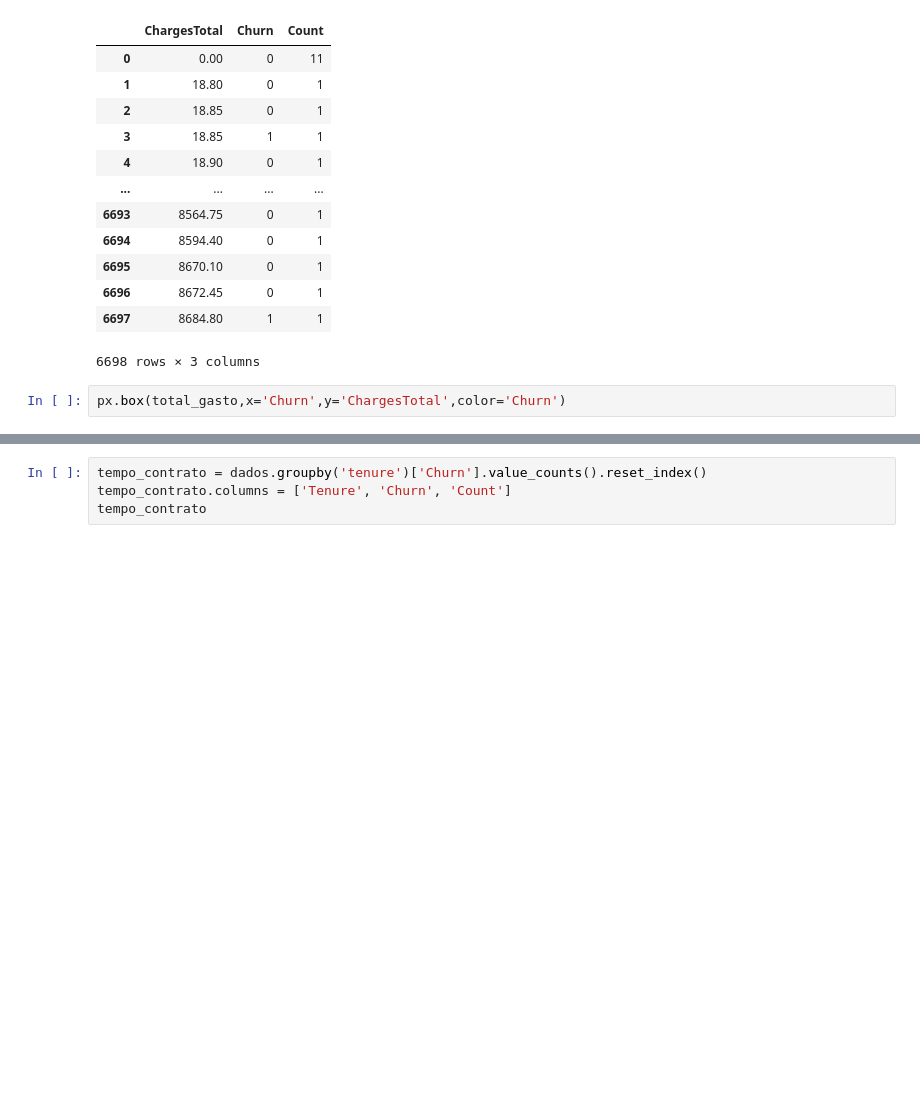
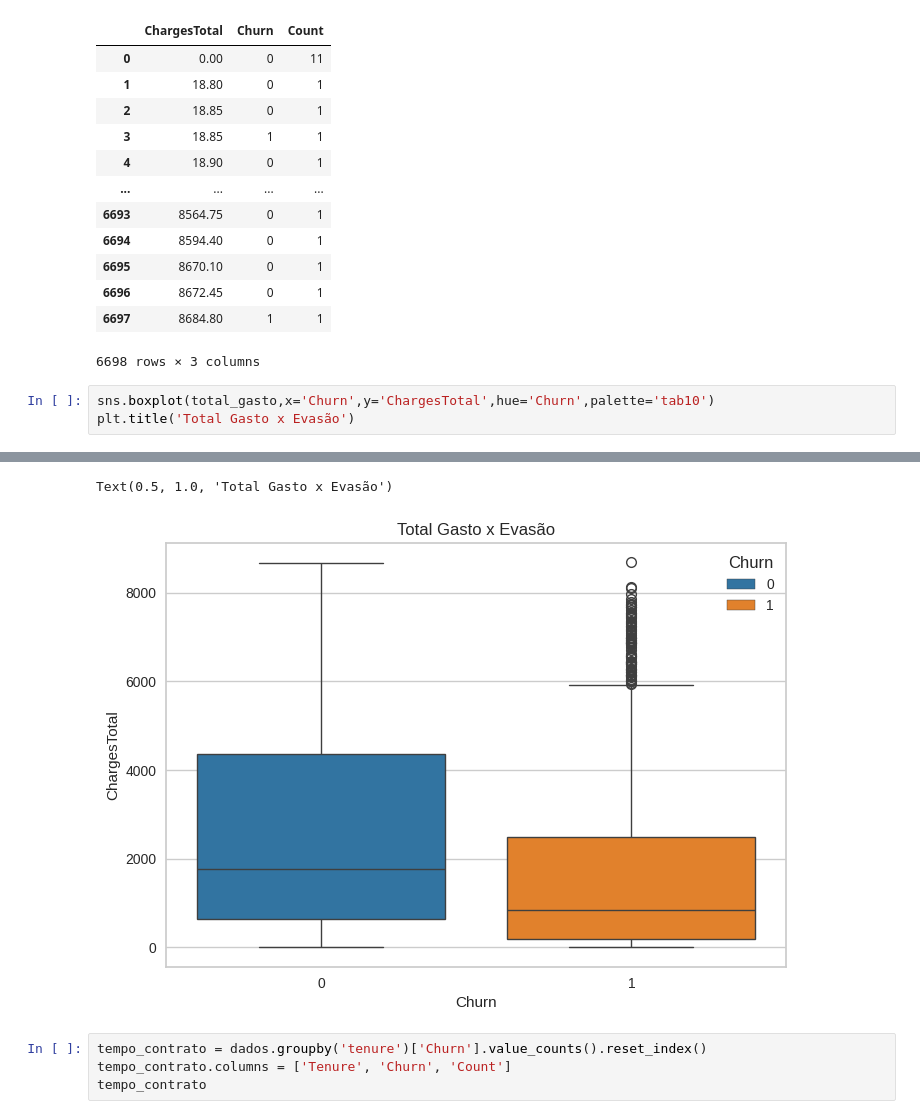
Before and after one commit to AntonioBMesquita/Challenge-Telecomx-2, a Jupyter notebook: TelecomX_parte_2.ipynb, the cells around one changed output, grey strips where cells are left out. Saved outputs shown, nothing was run; the diff lists cells and outputs as text; blank space fills up the shorter version.

```diff
--- a/TelecomX_parte_2.ipynb
+++ b/TelecomX_parte_2.ipynb
@@ -178,5 +178,6 @@ total_gasto
 | 6697 | 8684.80 | 1 | 1 |
 6698 rows × 3 columns
 # %%
-px.box(total_gasto,x='Churn',y='ChargesTotal',color='Churn')
+sns.boxplot(total_gasto,x='Churn',y='ChargesTotal',hue='Churn',palette='tab10')
+plt.title('Total Gasto x Evasão')
 # %% [output]
@@ -184,3 +184,5 @@ px.box(total_gasto,x='Churn',y='ChargesTotal',color='Churn')
+Text(0.5, 1.0, 'Total Gasto x Evasão')
+[figure, added]
 # %%
 tempo_contrato = dados.groupby('tenure')['Churn'].value_counts().reset_index()
 tempo_contrato.columns = ['Tenure', 'Churn', 'Count']
```
Also changed, not shown: parts of 3 cells of this notebook.
